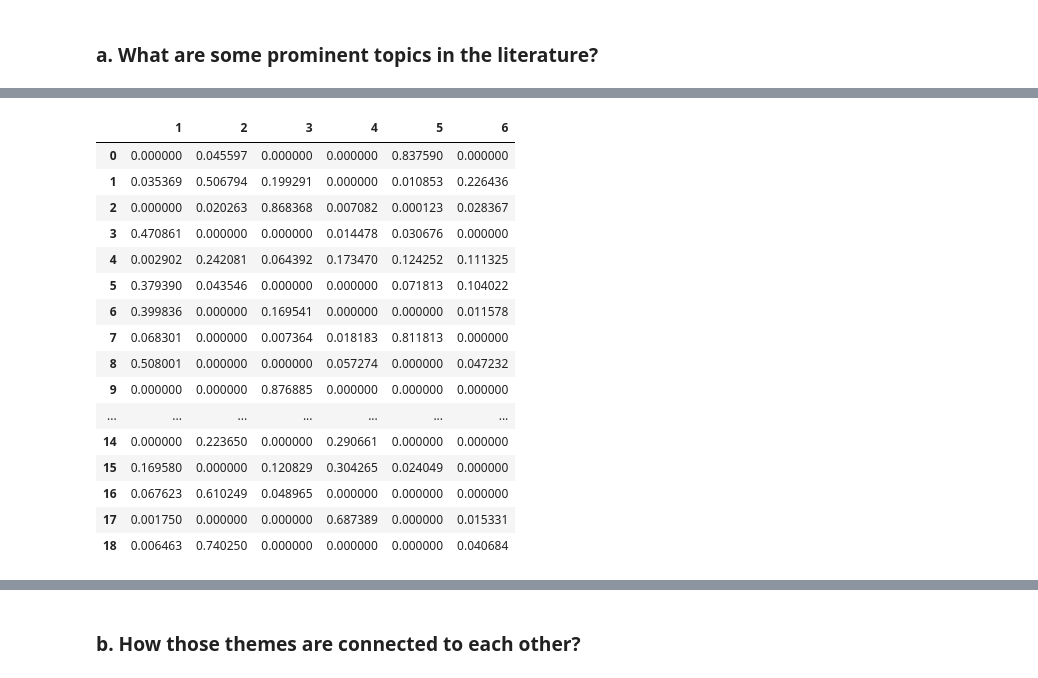
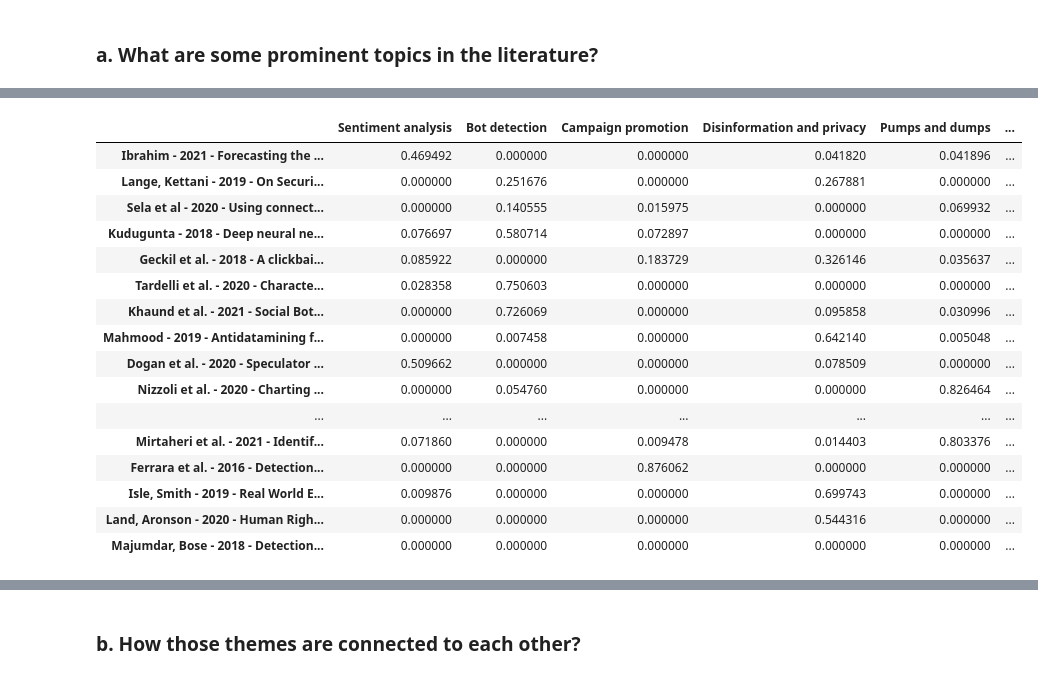
Before and after one commit to adaj/topic-modeling-scientific-literature, a Jupyter notebook: Topic modeling on scientific literature.ipynb, the cells around one changed output, grey strips where cells are left out. Saved outputs shown, nothing was run; the diff lists cells and outputs as text; code cells hidden in the pictures.

```diff
--- a/Topic modeling on scientific literature.ipynb
+++ b/Topic modeling on scientific literature.ipynb
@@ -96,0 +98,4 @@ for f in os.listdir(PDF_FOLDER):
+# %%
+documents, filenames, years = read_pdfs(PDF_FOLDER)
+
+print(f'{len(documents)} PDFs loaded as text.')
@@ -108,12 +121,14 @@ for doc in nlp.pipe(documents):
 ## Topic model
 # %%
 pipe = Pipeline([
-    ('tfidf', TfidfVectorizer(max_df=0.95, min_df=2,
-                              max_features=2000,
+    ('tfidf', TfidfVectorizer(max_df=0.90, min_df=2,
+                              max_features=1000,
                               stop_words=STOP_WORDS,
+                              token_pattern=r'(?u)\b[A-Za-z]+\b',
                               ngram_range=(1, 3))),
     ('topic_model', NMF(N_TOPICS,
-                        max_iter=1000))
+                        max_iter=1000,
+                        random_state=1))
 ])
 # %%
 pipe.fit(docs)
@@ -204,21 +226,34 @@ plt.show()
+# %%
+# Given SEED=0,
+
+TOPIC_LABELS = {
+    1: 'Sentiment analysis',
+    2: 'Bot detection',
+    3: 'Campaign promotion',
+    4: 'Disinformation and privacy',
+    5: 'Pumps and dumps',
+    6: 'Rumor spreading'
+}
 # %%
-docs_topics = pd.DataFrame(pipe.transform(docs), columns=list(range(1,N_TOPICS+1)))
+docs_topics = pd.DataFrame(pipe.transform(docs),
+                           columns=list(TOPIC_LABELS.values()),
+                           index=filenames)
 docs_topics
 # %% [output]
-|  | 1 | 2 | 3 | 4 | 5 | 6 |
-| 0 | 0.000000 | 0.045597 | 0.000000 | 0.000000 | 0.837590 | 0.000000 |
-| 1 | 0.035369 | 0.506794 | 0.199291 | 0.000000 | 0.010853 | 0.226436 |
-| 2 | 0.000000 | 0.020263 | 0.868368 | 0.007082 | 0.000123 | 0.028367 |
-| 3 | 0.470861 | 0.000000 | 0.000000 | 0.014478 | 0.030676 | 0.000000 |
-| 4 | 0.002902 | 0.242081 | 0.064392 | 0.173470 | 0.124252 | 0.111325 |
-| 5 | 0.379390 | 0.043546 | 0.000000 | 0.000000 | 0.071813 | 0.104022 |
-| 6 | 0.399836 | 0.000000 | 0.169541 | 0.000000 | 0.000000 | 0.011578 |
-| 7 | 0.068301 | 0.000000 | 0.007364 | 0.018183 | 0.811813 | 0.000000 |
-| 8 | 0.508001 | 0.000000 | 0.000000 | 0.057274 | 0.000000 | 0.047232 |
-| 9 | 0.000000 | 0.000000 | 0.876885 | 0.000000 | 0.000000 | 0.000000 |
+|  | Sentiment analysis | Bot detection | Campaign promotion | Disinformation and privacy | Pumps and dumps | ... |
+| Ibrahim - 2021 - Forecasting the ... | 0.469492 | 0.000000 | 0.000000 | 0.041820 | 0.041896 | ... |
+| Lange, Kettani - 2019 - On Securi... | 0.000000 | 0.251676 | 0.000000 | 0.267881 | 0.000000 | ... |
+| Sela et al - 2020 - Using connect... | 0.000000 | 0.140555 | 0.015975 | 0.000000 | 0.069932 | ... |
+| Kudugunta - 2018 - Deep neural ne... | 0.076697 | 0.580714 | 0.072897 | 0.000000 | 0.000000 | ... |
+| Geckil et al. - 2018 - A clickbai... | 0.085922 | 0.000000 | 0.183729 | 0.326146 | 0.035637 | ... |
+| Tardelli et al. - 2020 - Characte... | 0.028358 | 0.750603 | 0.000000 | 0.000000 | 0.000000 | ... |
+| Khaund et al. - 2021 - Social Bot... | 0.000000 | 0.726069 | 0.000000 | 0.095858 | 0.030996 | ... |
+| Mahmood - 2019 - Antidatamining f... | 0.000000 | 0.007458 | 0.000000 | 0.642140 | 0.005048 | ... |
+| Dogan et al. - 2020 - Speculator ... | 0.509662 | 0.000000 | 0.000000 | 0.078509 | 0.000000 | ... |
+| Nizzoli et al. - 2020 - Charting ... | 0.000000 | 0.054760 | 0.000000 | 0.000000 | 0.826464 | ... |
 | ... | ... | ... | ... | ... | ... | ... |
-| 14 | 0.000000 | 0.223650 | 0.000000 | 0.290661 | 0.000000 | 0.000000 |
-| 15 | 0.169580 | 0.000000 | 0.120829 | 0.304265 | 0.024049 | 0.000000 |
-| 16 | 0.067623 | 0.610249 | 0.048965 | 0.000000 | 0.000000 | 0.000000 |
-| 17 | 0.001750 | 0.000000 | 0.000000 | 0.687389 | 0.000000 | 0.015331 |
-| 18 | 0.006463 | 0.740250 | 0.000000 | 0.000000 | 0.000000 | 0.040684 |
+| Mirtaheri et al. - 2021 - Identif... | 0.071860 | 0.000000 | 0.009478 | 0.014403 | 0.803376 | ... |
+| Ferrara et al. - 2016 - Detection... | 0.000000 | 0.000000 | 0.876062 | 0.000000 | 0.000000 | ... |
+| Isle, Smith - 2019 - Real World E... | 0.009876 | 0.000000 | 0.000000 | 0.699743 | 0.000000 | ... |
+| Land, Aronson - 2020 - Human Righ... | 0.000000 | 0.000000 | 0.000000 | 0.544316 | 0.000000 | ... |
+| Majumdar, Bose - 2018 - Detection... | 0.000000 | 0.000000 | 0.000000 | 0.000000 | 0.000000 | ... |
```
Also changed, not shown: parts of 15 cells of this notebook, 6 other files.
